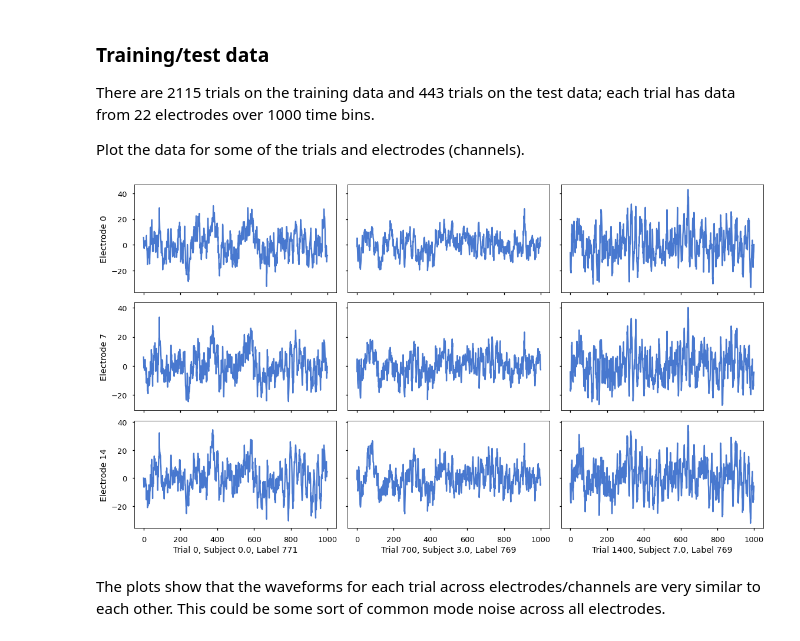
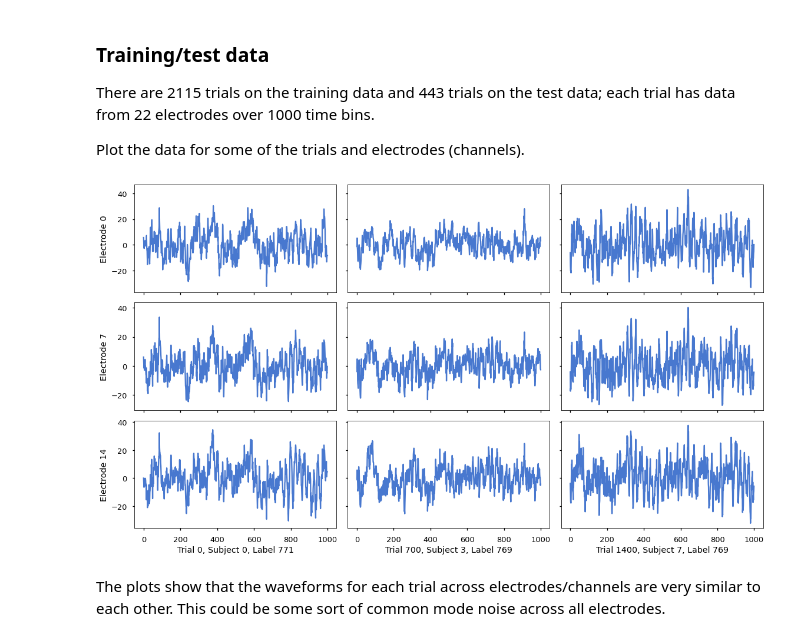
Before and after one commit to cmunozcortes/c247-final-project, a Jupyter notebook: src/CNN_baseline.ipynb, the cells around one changed output. Drawn from its saved outputs; the diff is of its cells as text; code cells hidden in the pictures.

```diff
--- a/src/CNN_baseline.ipynb
+++ b/src/CNN_baseline.ipynb
@@ -66,20 +71,22 @@ Plot the data for some of the trials and electrodes (channels).
 # %%
 plt.style.use(['seaborn-muted', 'seaborn-talk'])
 plt.rcParams['figure.figsize'] = (16,9)
 
 num_channels = 3
 num_trials = 3
 fig, ax = plt.subplots(num_channels, num_trials, sharex='col', sharey='row')
 for i in range(num_trials):
   for j in range(num_channels):
     ax[j,i].plot(X_train_valid[i*700,j*7,:].T)
     if j == len(ax) - 1:
-      ax[j,i].set_xlabel(f'Trial {i*700}, Subject {person_train_valid[i*700,0]}, Label {y_train_valid[i*700]}')
+      ax[j,i].set_xlabel(f'Trial {i*700}, '
+                         f'Subject {int(person_train_valid[i*700,0])}, '
+                         f'Label {y_train_valid[i*700]}')
     if i == 0:
       ax[j,i].set_ylabel(f'Electrode {j*7}')
 plt.tight_layout()
 # %% [output]
-[figure, old version]
+[figure, new version]
 # %% [markdown]
 The plots show that the waveforms for each trial across electrodes/channels are very similar to each other. This could be some sort of common mode noise across all electrodes.
 # %% [markdown]
```
Also changed, not shown: parts of 10 cells of this notebook.
